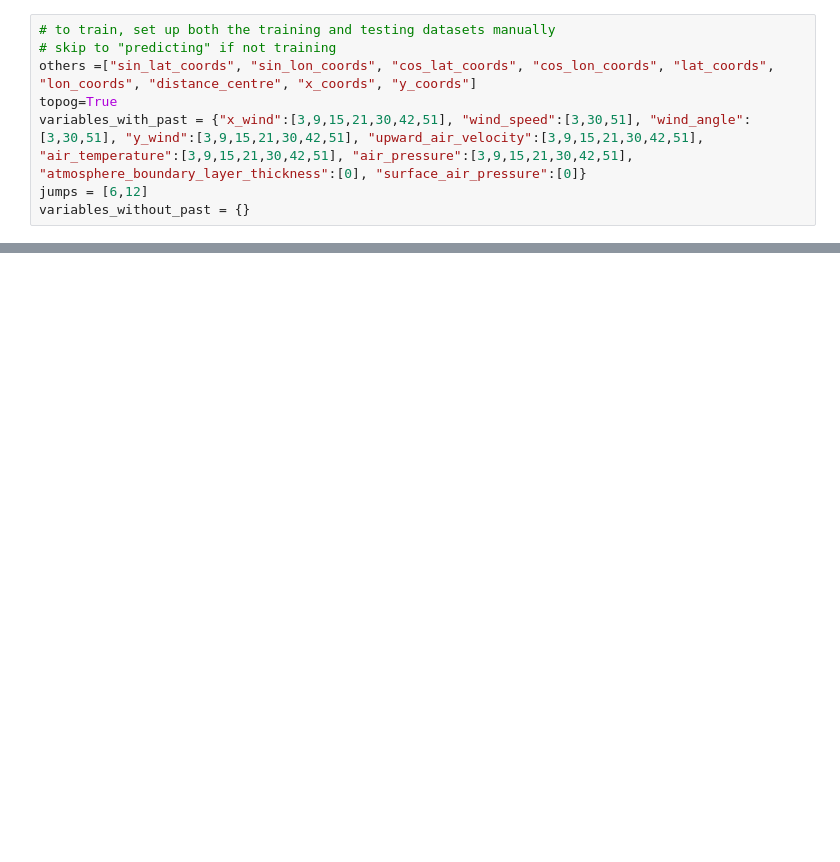
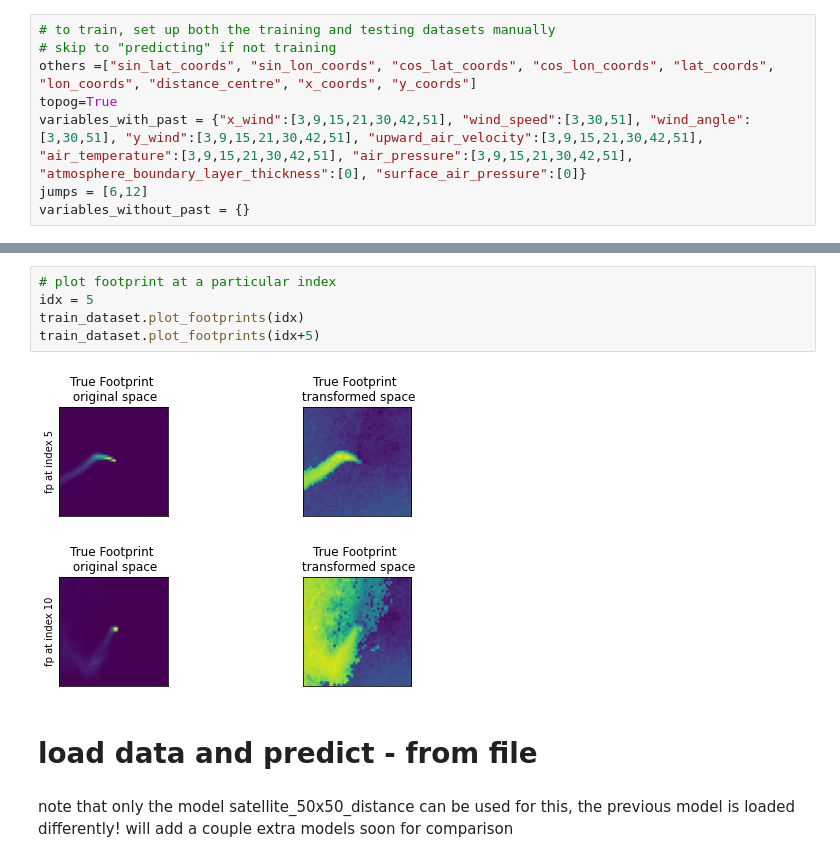
Before and after one commit to GATES-Lab/GATES_LPDM_emulator, a Jupyter notebook: examples.ipynb, the cells around one changed output, grey strips where cells are left out. Drawn from its saved outputs; the diff is of its cells as text; blank space fills up the shorter version.

```diff
--- a/examples.ipynb
+++ b/examples.ipynb
@@ -345,0 +174,12 @@ NMAE: 1.5613786944349077, MSE: 1.03169953748386e-06
+# %%
+# plot footprint at a particular index
+idx = 5
+train_dataset.plot_footprints(idx)
+train_dataset.plot_footprints(idx+5)
+# %% [output]
+[figure, added]
+[figure, added]
+# %% [markdown]
+# load data and predict - from file
+# %% [markdown]
+note that only the model satellite_50x50_distance can be used for this, the previous model is loaded differently! will add a couple extra models soon for comparison
```
Also changed, not shown: parts of 52 cells of this notebook.
